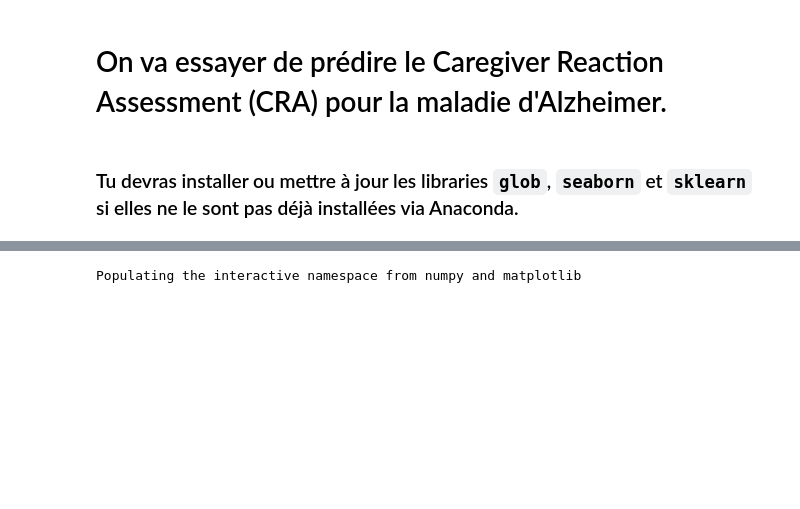
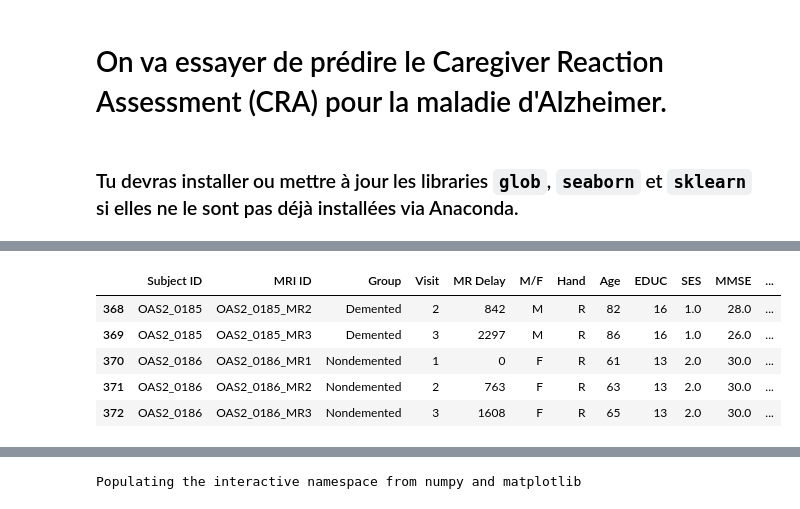
Before and after one commit to alexandrebrilhante/alzheimer, a Jupyter notebook: notebook.ipynb, the cells around one changed output, grey strips where cells are left out. Drawn from its saved outputs; the diff is of its cells as text; code cells hidden in the pictures; blank space fills up the shorter version.

```diff
--- a/notebook.ipynb
+++ b/notebook.ipynb
@@ -72,0 +57,10 @@ memory usage: 43.8+ KB
+# %%
+# Les 5 dernières lignes.
+df.tail()
+# %% [output]
+|  | Subject ID | MRI ID | Group | Visit | MR Delay | M/F | Hand | Age | EDUC | SES | MMSE | ... |
+| 368 | OAS2_0185 | OAS2_0185_MR2 | Demented | 2 | 842 | M | R | 82 | 16 | 1.0 | 28.0 | ... |
+| 369 | OAS2_0185 | OAS2_0185_MR3 | Demented | 3 | 2297 | M | R | 86 | 16 | 1.0 | 26.0 | ... |
+| 370 | OAS2_0186 | OAS2_0186_MR1 | Nondemented | 1 | 0 | F | R | 61 | 13 | 2.0 | 30.0 | ... |
+| 371 | OAS2_0186 | OAS2_0186_MR2 | Nondemented | 2 | 763 | F | R | 63 | 13 | 2.0 | 30.0 | ... |
+| 372 | OAS2_0186 | OAS2_0186_MR3 | Nondemented | 3 | 1608 | F | R | 65 | 13 | 2.0 | 30.0 | ... |
```
Also changed, not shown: parts of 31 cells of this notebook, 1 other file.
